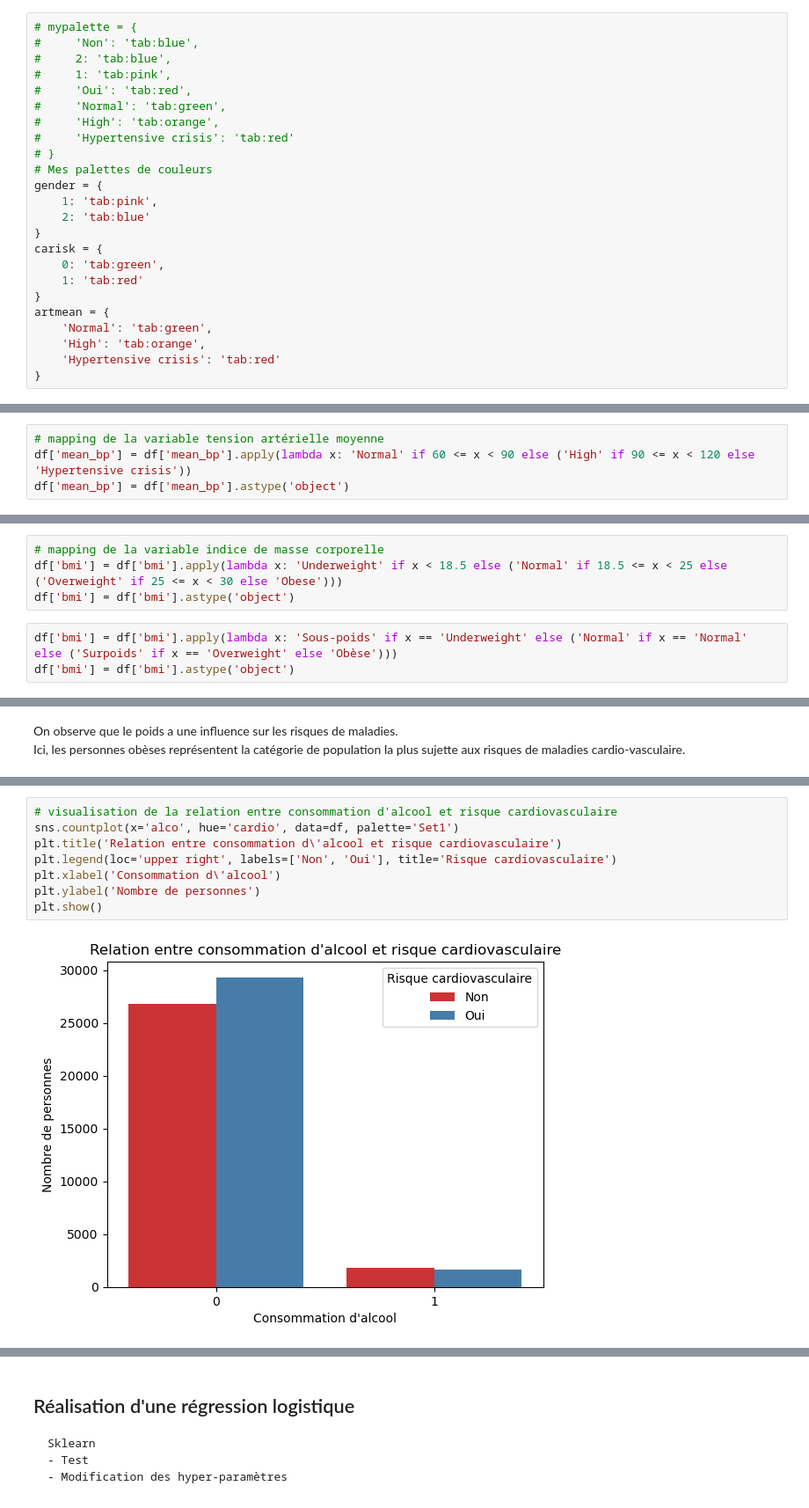
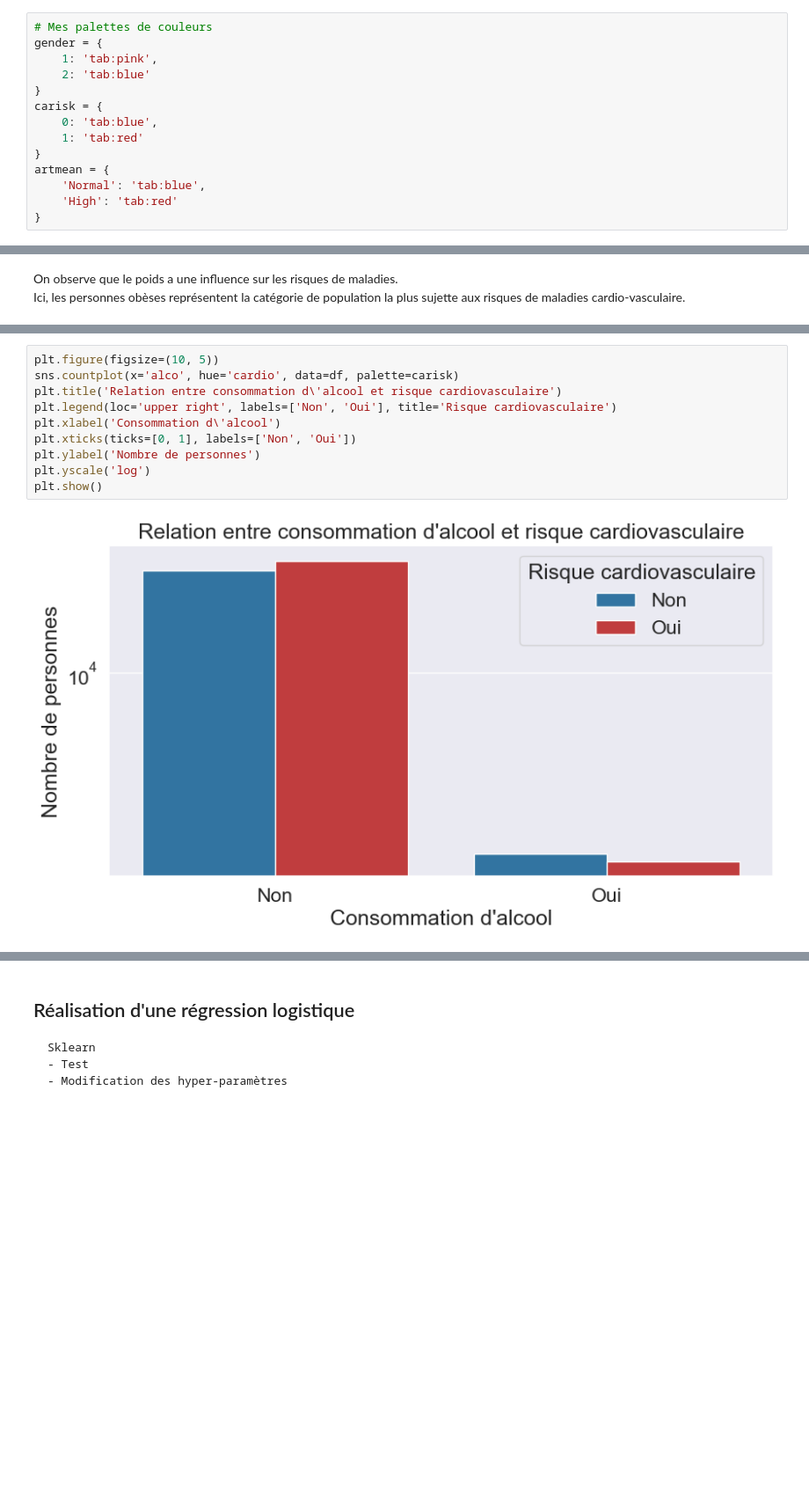
Before and after one commit to marwan-rouissi/cardio-vasc-risks, a Jupyter notebook: cardio-vasc-risks.ipynb, the cells around one changed output, grey strips where cells are left out. Shown at 88% size. Drawn from its saved outputs; the diff is of its cells as text; blank space fills up the shorter version.

```diff
--- a/cardio-vasc-risks.ipynb
+++ b/cardio-vasc-risks.ipynb
@@ -213,24 +225,14 @@ df.head()
 # %%
-# mypalette = {
-#     'Non': 'tab:blue',
-#     2: 'tab:blue',
-#     1: 'tab:pink',
-#     'Oui': 'tab:red',
-#     'Normal': 'tab:green',
-#     'High': 'tab:orange',
-#     'Hypertensive crisis': 'tab:red'
-# }
 # Mes palettes de couleurs
 gender = {
     1: 'tab:pink',
     2: 'tab:blue'
 }
 carisk = {
-    0: 'tab:green',
+    0: 'tab:blue',
     1: 'tab:red'
 }
 artmean = {
-    'Normal': 'tab:green',
-    'High': 'tab:orange',
-    'Hypertensive crisis': 'tab:red'
+    'Normal': 'tab:blue',
+    'High': 'tab:red'
 }
@@ -263,4 +269,0 @@ On observe que plus l'âge du patient augmente, plus ce dernier est sujet à des
-# %%
-# mapping de la variable tension artérielle moyenne
-df['mean_bp'] = df['mean_bp'].apply(lambda x: 'Normal' if 60 <= x < 90 else ('High' if 90 <= x < 120 else 'Hypertensive crisis'))
-df['mean_bp'] = df['mean_bp'].astype('object')
@@ -294,8 +283 @@ Plus l'âge augmente et plus nombreux seront les patients ayant une tension art
-# %%
-# mapping de la variable indice de masse corporelle
-df['bmi'] = df['bmi'].apply(lambda x: 'Underweight' if x < 18.5 else ('Normal' if 18.5 <= x < 25 else ('Overweight' if 25 <= x < 30 else 'Obese')))
-df['bmi'] = df['bmi'].astype('object')
-# %%
-df['bmi'] = df['bmi'].apply(lambda x: 'Sous-poids' if x == 'Underweight' else ('Normal' if x == 'Normal' else ('Surpoids' if x == 'Overweight' else 'Obèse')))
-df['bmi'] = df['bmi'].astype('object')
 # %%
@@ -342,12 +313,14 @@ Ici, les personnes obèses représentent la catégorie de population la plus suj
 # %%
-# visualisation de la relation entre consommation d'alcool et risque cardiovasculaire
-sns.countplot(x='alco', hue='cardio', data=df, palette='Set1')
+plt.figure(figsize=(10, 5))
+sns.countplot(x='alco', hue='cardio', data=df, palette=carisk)
 plt.title('Relation entre consommation d\'alcool et risque cardiovasculaire')
 plt.legend(loc='upper right', labels=['Non', 'Oui'], title='Risque cardiovasculaire')
 plt.xlabel('Consommation d\'alcool')
+plt.xticks(ticks=[0, 1], labels=['Non', 'Oui'])
 plt.ylabel('Nombre de personnes')
+plt.yscale('log')
 plt.show()
 # %% [output]
-[figure, old version]
+[figure, new version]
 # %% [markdown]
 Bien que les non-consommateurs d'alcool soient sur-représentés dans notre jeu de données, il n'y a pas de lien réel entre consommation d'alcool et risque de maladie cardio-vasculaire.
```
Also changed, not shown: parts of 63 cells of this notebook.
